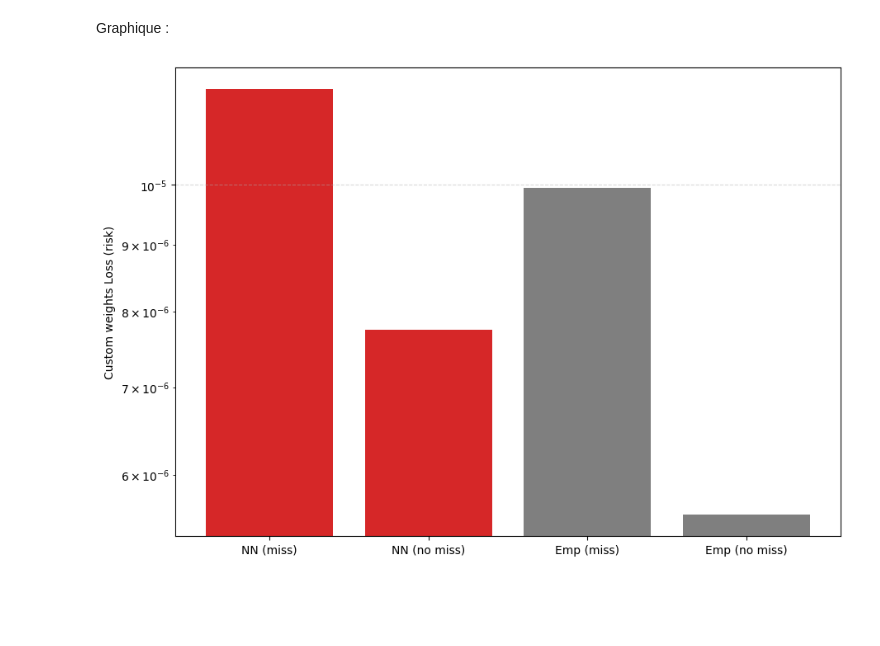
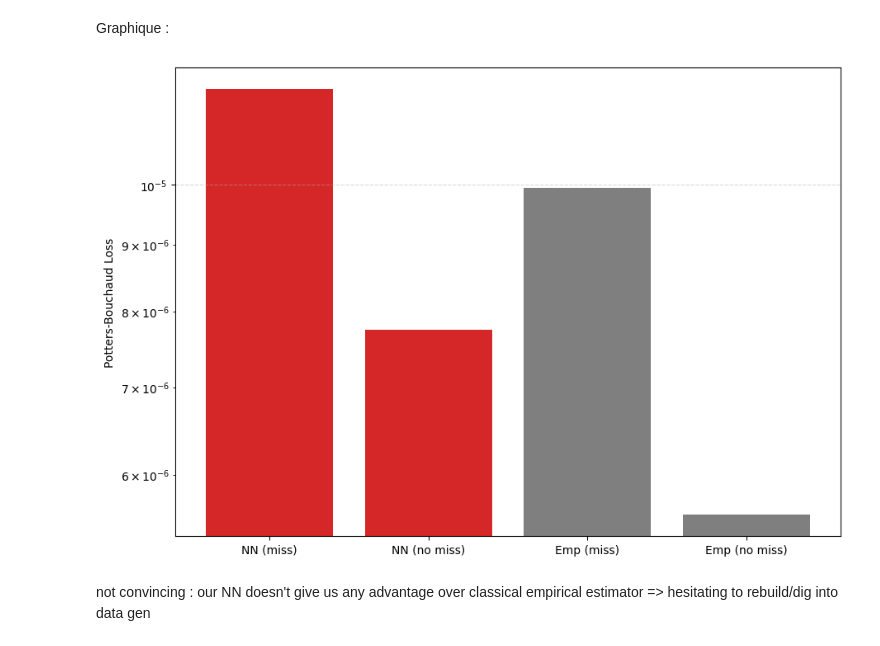
Before and after one commit to Armanddevacc/covariance-cleaning-nn, a Jupyter notebook: NN_real_data.ipynb, the cells around one changed output. Saved outputs shown, nothing was run; the diff lists cells and outputs as text; code cells hidden in the pictures; blank space fills up the shorter version.

Commit message:
adjusting comments over simulation

```diff
--- a/NN_real_data.ipynb
+++ b/NN_real_data.ipynb
@@ -183,13 +180,15 @@ Graphique :
 # %%
 labels = ['NN (miss)', 'NN (no miss)', 'Emp (miss)', 'Emp (no miss)']
 values = [loss_pred_lam_miss.item(), loss_pred_lam_no_miss.item(), loss_emp_lam_miss.item(), loss_emp_lam_no_miss.item()]
 colors = ['tab:red','tab:red','tab:gray','tab:gray']
 
 plt.figure(figsize=(9,6), constrained_layout=True)
 plt.bar(labels, values, color=colors)
 plt.yscale('log')
-plt.ylabel('Custom weights Loss (risk)')
+plt.ylabel('Potters-Bouchaud Loss')
 plt.grid(axis='y', ls='--', alpha=.5)
 plt.show()
 # %% [output]
-[figure, old version]
+[figure, new version]
+# %% [markdown]
+not convincing : our NN doesn't give us any advantage over classical empirical estimator => hesitating to rebuild/dig into data gen
```
Also changed, not shown: parts of 5 cells of this notebook, 1 other file.
